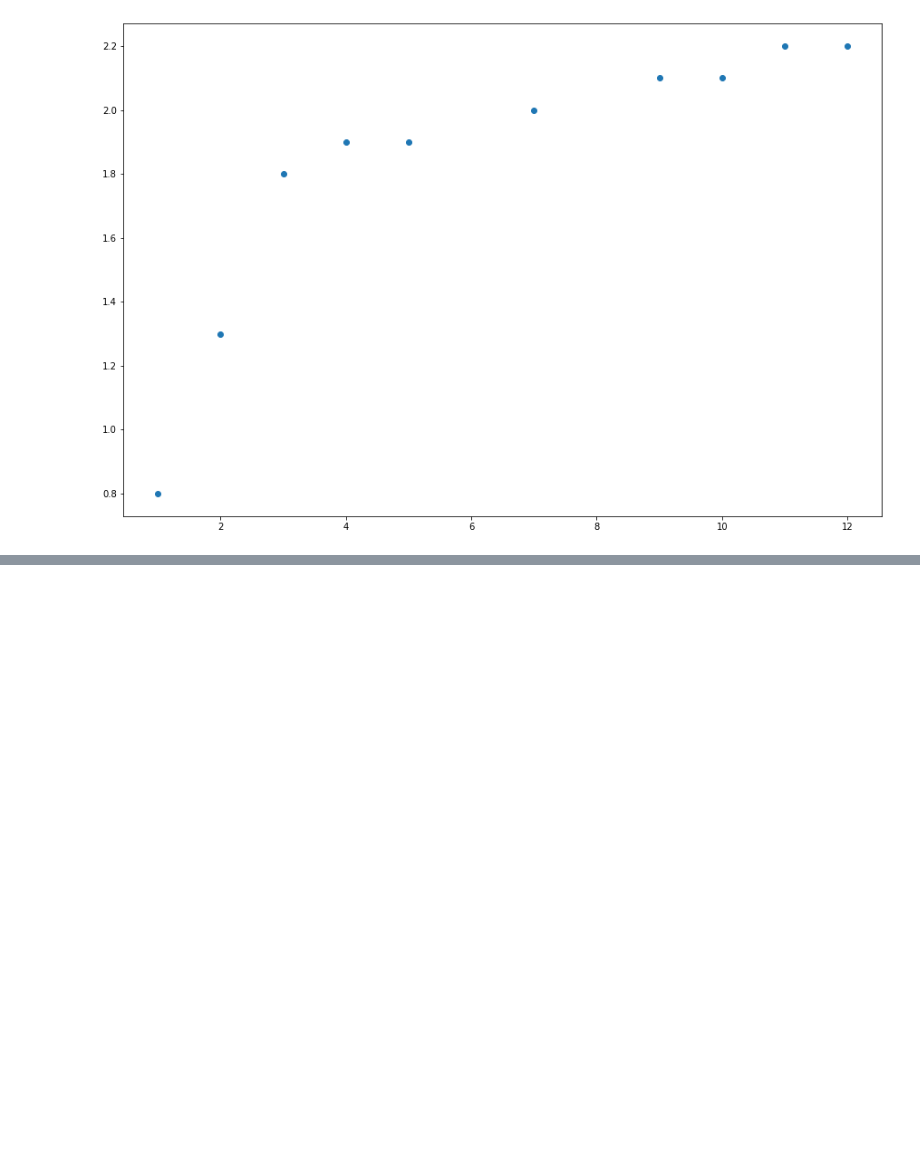
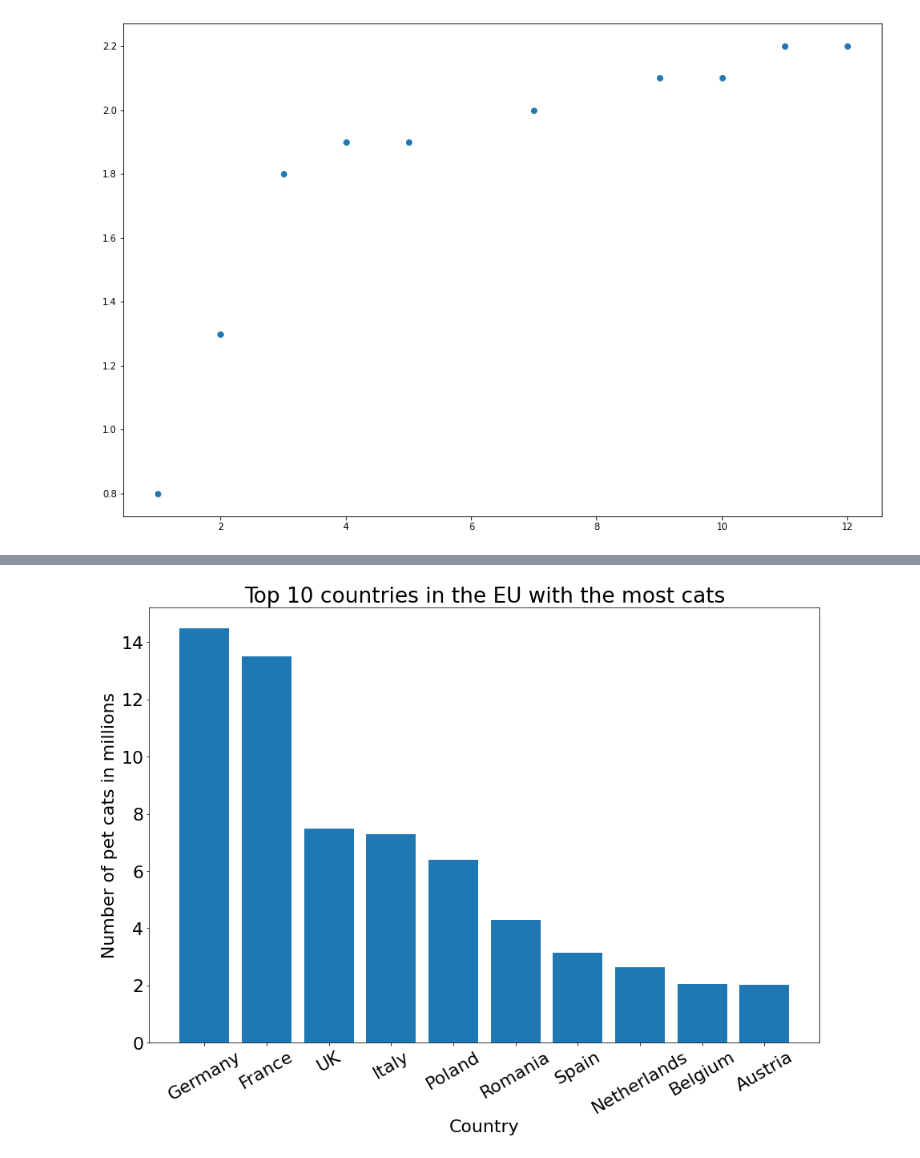
Before and after one commit to Magiduck/matplotlib_workshop, a Jupyter notebook: matplotlib_workshop.ipynb, the cells around one changed output, grey strips where cells are left out. Drawn from its saved outputs; the diff is of its cells as text; code cells hidden in the pictures; blank space fills up the shorter version.

```diff
--- a/matplotlib_workshop.ipynb
+++ b/matplotlib_workshop.ipynb
@@ -128,0 +98,10 @@ plt.show()
+# %%
+plt.figure(figsize=(15, 10))
+plt.bar(countries, number_of_cats_in_millions)
+plt.xticks(rotation=30)
+plt.xlabel('Country')
+plt.ylabel('Number of pet cats in millions')
+plt.title("Top 10 countries in the EU with the most cats")
+plt.show()
+# %% [output]
+[figure, added]
```
Also changed, not shown: parts of 27 cells of this notebook, 2 other files.
